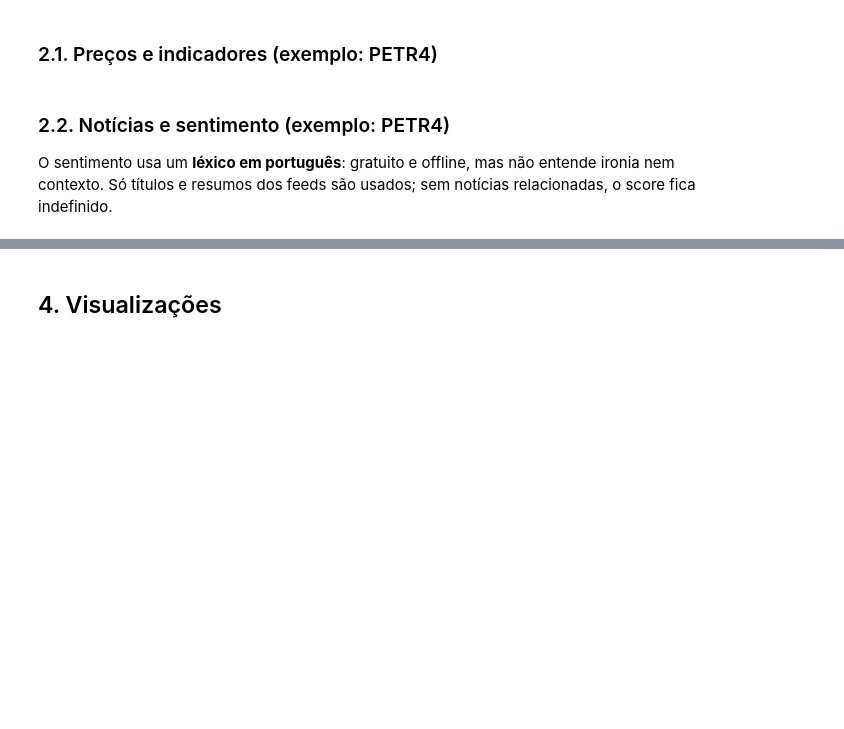
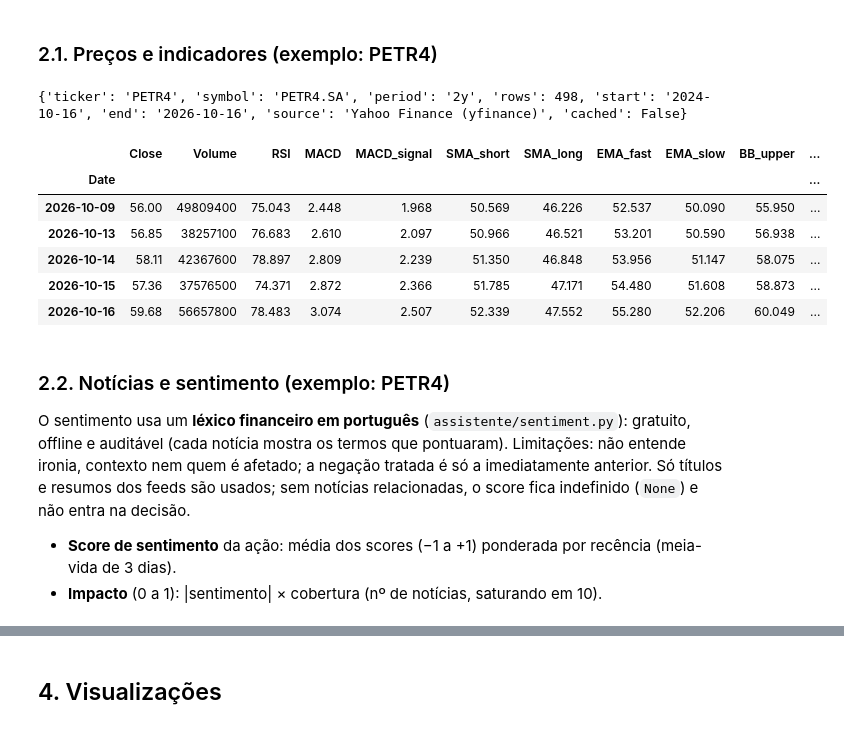
Before and after one commit to alef-and/fiap_agentic_AI, a Jupyter notebook: trab_final.ipynb, the cells around one changed output, grey strips where cells are left out. Saved outputs shown, nothing was run; the diff lists cells and outputs as text; code cells hidden in the pictures; blank space fills up the shorter version.

```diff
--- a/trab_final.ipynb
+++ b/trab_final.ipynb
@@ -97,16 +101,29 @@ for t in TOOLS.values():
 # %% [markdown]
 ### 2.1. Preços e indicadores (exemplo: PETR4)
 # %%
-prices = get_price_data("PETR4", "2y")
+prices = get_price_data("PETR4", config.DEFAULT_PERIOD)
 if prices.ok:
+    print(prices.meta)
     ind = calculate_indicators(prices.data)
-    display(ind[["Close", "Volume", "RSI", "MACD", "MACD_signal", "SMA_short", "SMA_long",
-                 "BB_upper", "BB_lower"]].tail())
+    display(ind[["Close", "Volume", "RSI", "MACD", "MACD_signal", "SMA_short", "SMA_long", "EMA_fast",
+                 "EMA_slow", "BB_upper", "BB_lower", "Volume_ratio"]].tail().round(3))
 else:
     print("Preços indisponíveis:", prices.error)
+# %% [output]
+{'ticker': 'PETR4', 'symbol': 'PETR4.SA', 'period': '2y', 'rows': 498, 'start': '2024-10-16', 'end': '2026-10-16', 'source': 'Yahoo Finance (yfinance)', 'cached': False}
+|  | Close | Volume | RSI | MACD | MACD_signal | SMA_short | SMA_long | EMA_fast | EMA_slow | BB_upper | ... |
+| Date |  |  |  |  |  |  |  |  |  |  | ... |
+| 2026-10-09 | 56.00 | 49809400 | 75.043 | 2.448 | 1.968 | 50.569 | 46.226 | 52.537 | 50.090 | 55.950 | ... |
+| 2026-10-13 | 56.85 | 38257100 | 76.683 | 2.610 | 2.097 | 50.966 | 46.521 | 53.201 | 50.590 | 56.938 | ... |
+| 2026-10-14 | 58.11 | 42367600 | 78.897 | 2.809 | 2.239 | 51.350 | 46.848 | 53.956 | 51.147 | 58.075 | ... |
+| 2026-10-15 | 57.36 | 37576500 | 74.371 | 2.872 | 2.366 | 51.785 | 47.171 | 54.480 | 51.608 | 58.873 | ... |
+| 2026-10-16 | 59.68 | 56657800 | 78.483 | 3.074 | 2.507 | 52.339 | 47.552 | 55.280 | 52.206 | 60.049 | ... |
 # %% [markdown]
 ### 2.2. Notícias e sentimento (exemplo: PETR4)
 
-O sentimento usa um **léxico em português**: gratuito e offline, mas não entende ironia nem contexto. Só títulos e resumos dos feeds são usados; sem notícias relacionadas, o score fica indefinido.
+O sentimento usa um **léxico financeiro em português** (`assistente/sentiment.py`): gratuito, offline e auditável (cada notícia mostra os termos que pontuaram). Limitações: não entende ironia, contexto nem quem é afetado; a negação tratada é só a imediatamente anterior. Só títulos e resumos dos feeds são usados; sem notícias relacionadas, o score fica indefinido (`None`) e não entra na decisão.
+
+- **Score de sentimento** da ação: média dos scores (−1 a +1) ponderada por recência (meia-vida de 3 dias).
+- **Impacto** (0 a 1): |sentimento| × cobertura (nº de notícias, saturando em 10).
 # %%
 news = search_news("PETR4")
```
Also changed, not shown: parts of 29 cells of this notebook, 24 other files.
